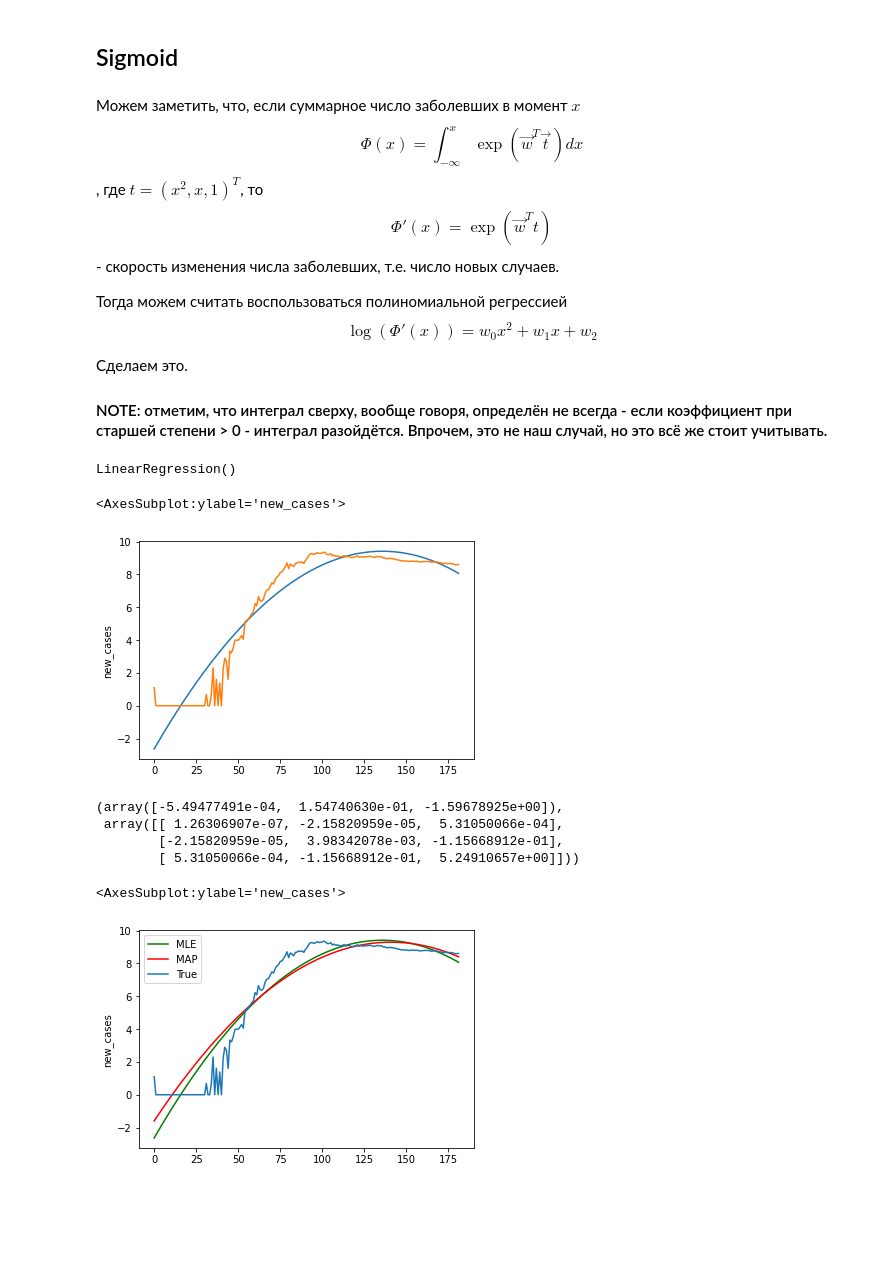
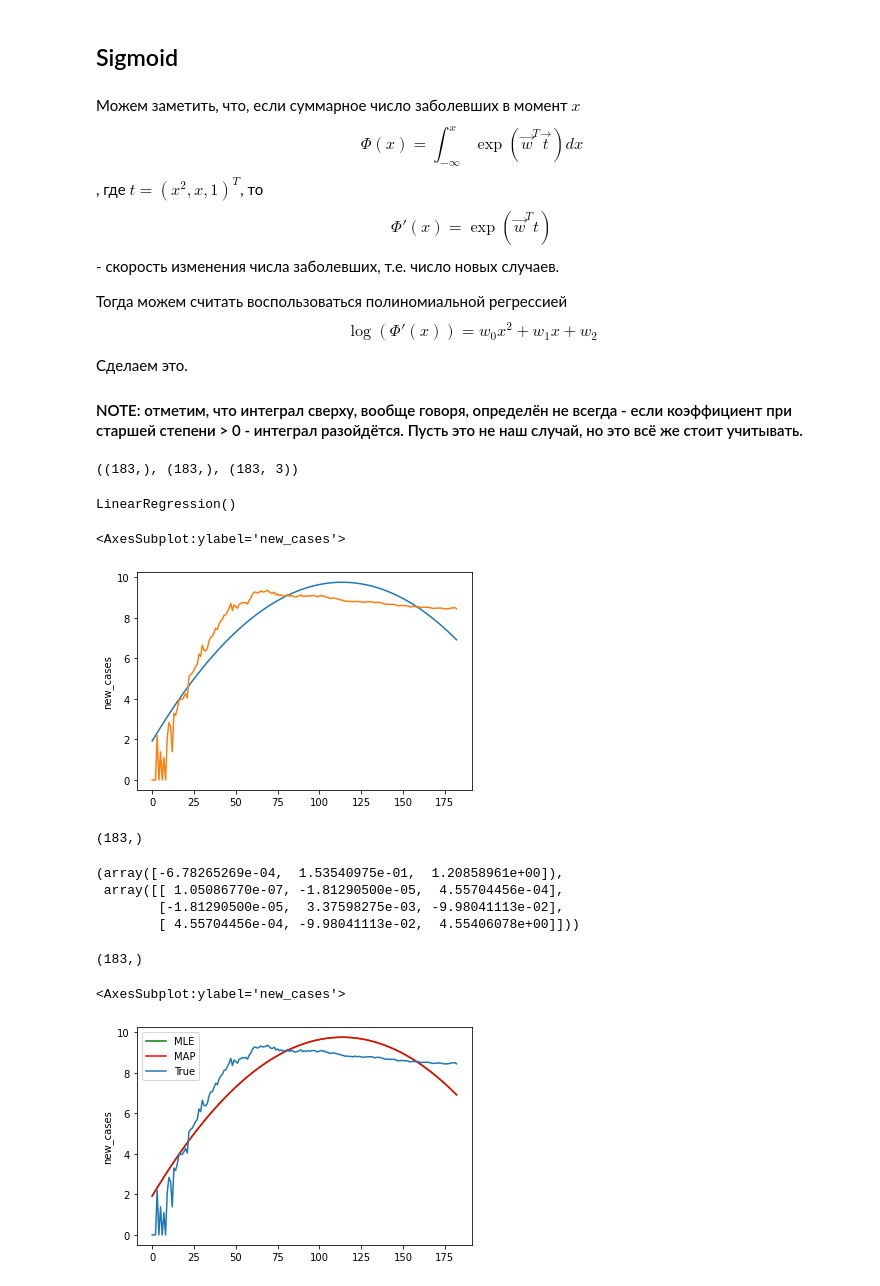
Before and after one commit to IPPK93/MADE_ADV_ML, a Jupyter notebook: HW 1.ipynb, the cells around one changed output. Cells and saved outputs as stored; diff of their text form; code cells hidden in the pictures; blank space fills up the shorter version.

```diff
--- a/HW 1.ipynb
+++ b/HW 1.ipynb
@@ -311,14 +311,21 @@ $$
 
 Сделаем это.
 
-#### NOTE: отметим, что интеграл сверху, вообще говоря, определён не всегда - если коэффициент при старшей степени > 0 - интеграл разойдётся. Впрочем, это не наш случай, но это всё же стоит учитывать.
+#### NOTE: отметим, что интеграл сверху, вообще говоря, определён не всегда - если коэффициент при старшей степени > 0 - интеграл разойдётся. Пусть это не наш случай, но это всё же стоит учитывать.
 # %%
-num_days = delta_september
+mask = (df['date'] >= start_date) & (df['date'] <= first_sept)
+num_days = len(mask[mask == True])
+
+df.loc[df['new_cases'] == 0, 'new_cases'] = 1
+
 X = np.array([
     [date ** 2, date, 1] for date in range(num_days)
 ])
-log_new_cases, total_cases = np.log(1 + df['new_cases'].iloc[:num_days]), df['total_cases'].iloc[:num_days]
+log_new_cases, total_cases = np.log(df['new_cases'][mask]), df['total_cases'][mask]
 y = log_new_cases
+y.shape, total_cases.shape, X.shape
+# %% [output]
+((183,), (183,), (183, 3))
 # %%
 model_new = LinearRegression()
 # %%
@@ -330,29 +337,34 @@ sns.lineplot(x=range(len(X)), y=model_new.predict(X))
 sns.lineplot(x=range(len(X)), y=log_new_cases)
 # %% [output]
 <AxesSubplot:ylabel='new_cases'>
-[figure, old version]
+[figure, new version]
 # %%
 prediction_new = model_new.predict(X)
 std = np.sqrt(np.sum((prediction_new - log_new_cases) ** 2))
+prediction_new.shape
+# %% [output]
+(183,)
 # %%
 mu_prior = np.array([0, 0, 0])
 cov_prior = np.eye(3) * std
 
 cov_posterior = np.linalg.inv(np.linalg.inv(cov_prior) + 1 / std ** 2 * X.T @ X)
-mu_posterior = cov_posterior @ (np.linalg.inv(cov_prior) @ mu_prior + 1 / std ** 2 * X.T @ y)
+mu_posterior = cov_posterior @ (np.linalg.inv(cov_prior) @ mu_prior + 1 / std ** 2 * X.T @ np.array(y))
 
 mu_posterior, cov_posterior
 # %% [output]
-(array([-5.49477491e-04,  1.54740630e-01, -1.59678925e+00]),
- array([[ 1.26306907e-07, -2.15820959e-05,  5.31050066e-04],
-        [-2.15820959e-05,  3.98342078e-03, -1.15668912e-01],
-        [ 5.31050066e-04, -1.15668912e-01,  5.24910657e+00]]))
+(array([-6.78265269e-04,  1.53540975e-01,  1.20858961e+00]),
+ array([[ 1.05086770e-07, -1.81290500e-05,  4.55704456e-04],
+        [-1.81290500e-05,  3.37598275e-03, -9.98041113e-02],
+        [ 4.55704456e-04, -9.98041113e-02,  4.55406078e+00]]))
 # %%
-predictions = X@mu_posterior
+predictions = X @ mu_posterior
+print(predictions.shape)
 
 sns.lineplot(x=range(len(X)), y=model_new.predict(X), label='MLE', color='g')
-sns.lineplot(x=range(len(X)), y=predictions, label='MAP', color='r')
+sns.lineplot(x=range(len(X)), y=prediction_new, label='MAP', color='r')
 sns.lineplot(x=range(len(X)), y=log_new_cases, label='True')
 # %% [output]
-<AxesSubplot:ylabel='new_cases'>
+(183,)
+<AxesSubplot:ylabel='new_cases'>
-[figure, old version]
+[figure, new version]
```
Also changed, not shown: parts of 12 cells of this notebook.
